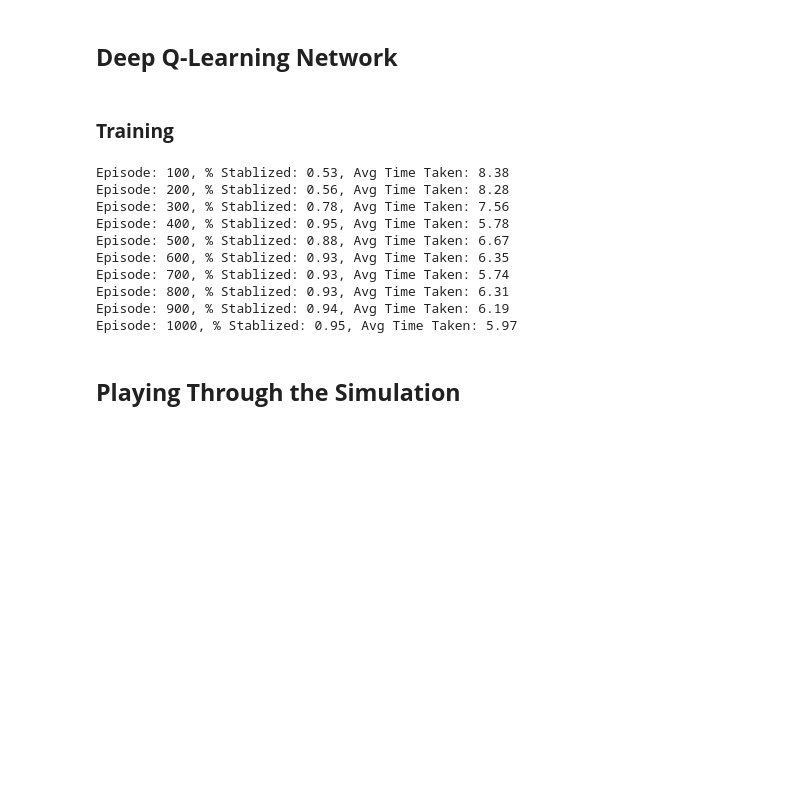
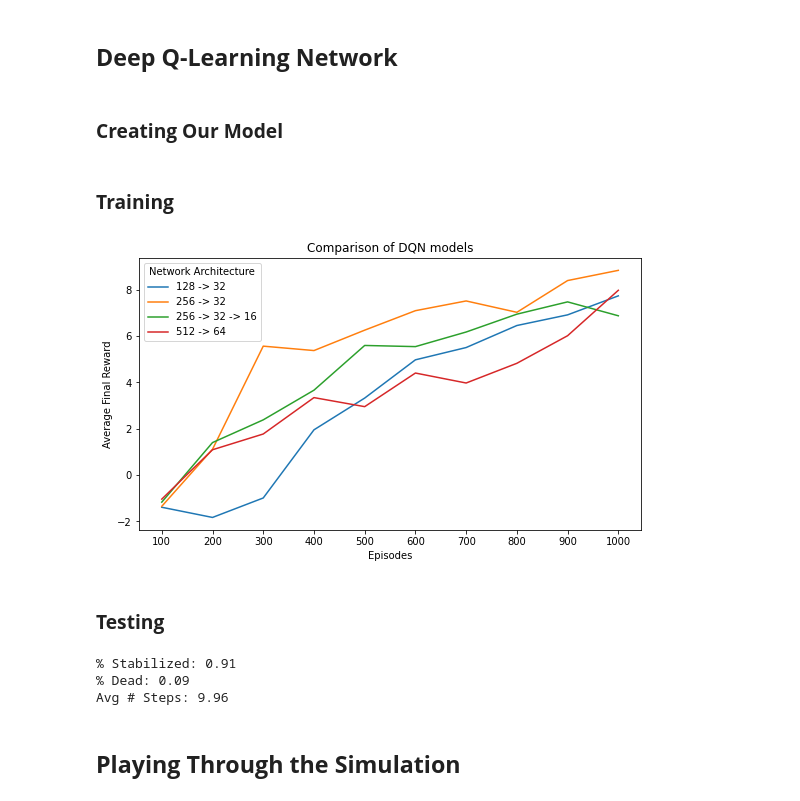
Before and after one commit to Kdossal/PHP2650-FinalProj, a Jupyter notebook: Code/PatientTreatment.ipynb, the cells around one changed output. Drawn from its saved outputs; the diff is of its cells as text; code cells hidden in the pictures; blank space fills up the shorter version.

Commit message:
Added Metrics for Models

```diff
--- a/Code/PatientTreatment.ipynb
+++ b/Code/PatientTreatment.ipynb
@@ -244,6 +250,8 @@ class SepsisSimulation:
         return tf.reshape(tf.convert_to_tensor(state), (1,12))
 # %% [markdown]
 ## **Deep Q-Learning Network**
+# %% [markdown]
+### **Creating Our Model**
 # %%
 class DQN:
     def __init__(self, state_size, action_size):
@@ -327,18 +335,23 @@ class DQN:
 env = SepsisSimulation()
 state_size = env.get_state().shape[1]  # 12 Inputs
 action_size = 5                        # 5 Possible Outputs
-batch_size = 32                        # Each Step Replay 32 Previous States
+batch_size = 64                        # Each Step Replay N Previous States
 
-# Initialize Tracking Parameters
+# Initialize Tracking tools
 succ = 0
 step_list = []
+
+# Metric used to Graph Performance
+total_reward = 0
+reward_list = []
+training_metrics = []
 
 # initialize the deep Q-learning model
 dqn_agent = DQN(state_size, action_size)
 
 # run the game for a specified number of episodes
-EPISODES = 1001
-ROUND = 100
+EPISODES = 2001
+ROUND = 200
 
 # Begin Trainning DQN
 for e in range(EPISODES):
@@ -356,22 +369,51 @@ for e in range(EPISODES):
             dqn_agent.replay(batch_size)
 
     # Metrics For Tracking During Training
+    reward_list.append(reward)
+
     if reward > 0:
         succ += 1
     step_list.append(env.time_elapsed)
 
     if e % ROUND == 0 and e != 0:
         print("Episode: {}, % Stablized: {}, Avg Time Taken: {}".format(e, succ/ROUND, sum(step_list)/ROUND))
+        training_metrics.append(np.mean(reward_list))
+        reward_list = []
         succ = 0
         step_list = []
-# %% [output]
-Episode: 100, % Stablized: 0.53, Avg Time Taken: 8.38
-Episode: 200, % Stablized: 0.56, Avg Time Taken: 8.28
-Episode: 300, % Stablized: 0.78, Avg Time Taken: 7.56
-Episode: 400, % Stablized: 0.95, Avg Time Taken: 5.78
-Episode: 500, % Stablized: 0.88, Avg Time Taken: 6.67
-Episode: 600, % Stablized: 0.93, Avg Time Taken: 6.35
-Episode: 700, % Stablized: 0.93, Avg Time Taken: 5.74
-Episode: 800, % Stablized: 0.93, Avg Time Taken: 6.31
-Episode: 900, % Stablized: 0.94, Avg Time Taken: 6.19
-Episode: 1000, % Stablized: 0.95, Avg Time Taken: 5.97
+# %%
+import matplotlib.pyplot as plt
+
+# Stored Data from Previously Trained Models
+model0_rewards = [-1.35, 1.11, 5.56, 5.37, 6.25, 7.09, 7.51, 7.02, 8.39, 8.83]
+model1_rewards = [-1.04, 1.09, 1.77, 3.34, 2.95, 4.4, 3.97, 4.82, 6.01, 7.97]
+model2_rewards = [-1.39, -1.83, -0.99, 1.95, 3.32, 4.97, 5.5, 6.45, 6.91, 7.73]
+model3_rewards = [-1.17, 1.4, 2.38, 3.66, 5.59, 5.54, 6.17, 6.94, 7.47, 6.87]
+
+# Adjusting figure size and layout
+plt.figure(figsize=(9, 5)) # adjust the figure size in inches
+
+# Plotting the lines
+plt.plot(model2_rewards, label='128 -> 32')
+plt.plot(model0_rewards, label='256 -> 32')
+plt.plot(model3_rewards, label='256 -> 32 -> 16')
+plt.plot(model1_rewards, label='512 -> 64')
+
+# Adding axis labels and title
+plt.xlabel('Episodes')
+plt.ylabel('Average Final Reward')
+plt.title('Comparison of DQN models')
+
+x_ticks = list(range(0,10))
+x_labels = list(range(100,1100,100)) # labels of the ticks
+plt.xticks(x_ticks, x_labels)
+
+# Adding legend with title
+plt.legend(title='Network Architecture')
+
+# Displaying the plot
+plt.show()
+# %% [output]
+[figure, added]
+# %% [markdown]
+### **Testing**
@@ -378,3 +449,10 @@ Episode: 1000, % Stablized: 0.95, Avg Time Taken: 5.97
+# %%
+# Percent of Patients Stablized
+test_agent(dqn_agent)
+# %% [output]
+% Stabilized: 0.91
+% Dead: 0.09
+Avg # Steps: 9.96
 # %% [markdown]
 ## **Playing Through the Simulation**
 # %%
```
Also changed, not shown: parts of 6 cells of this notebook, 3 other files.
